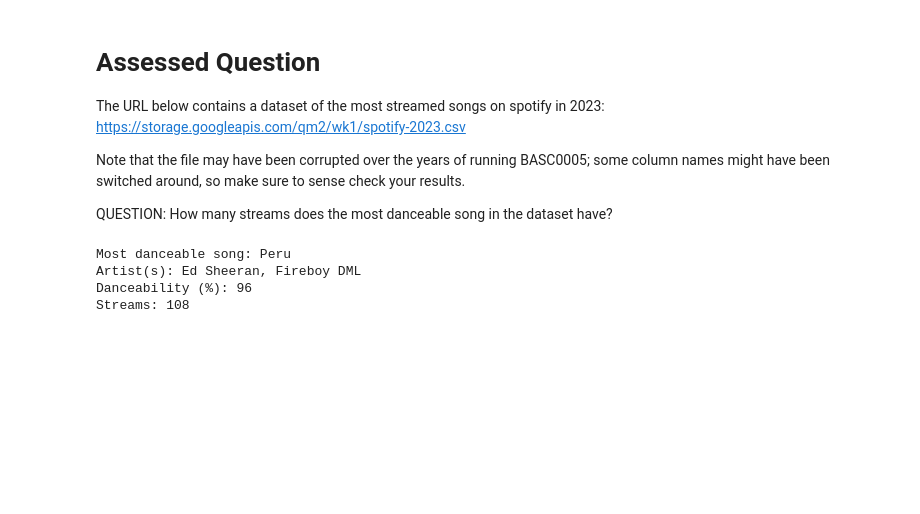
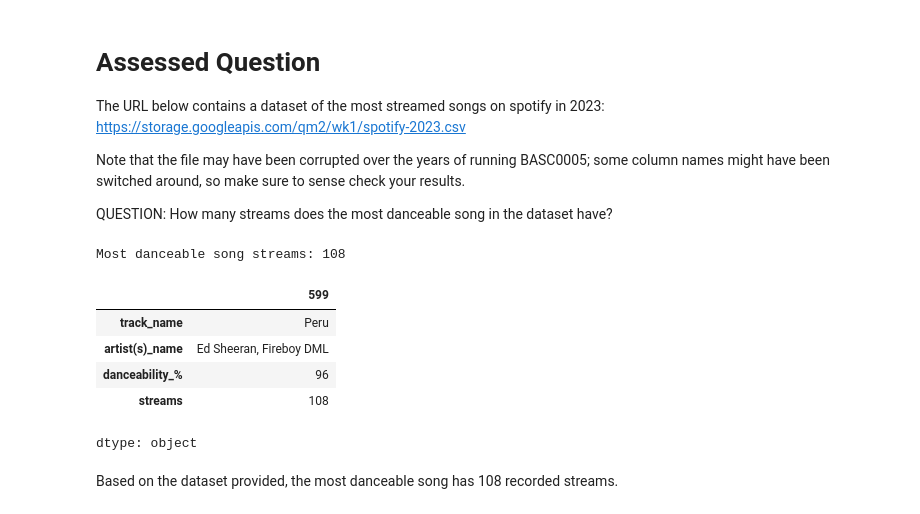
Before and after one commit to Wendy-915/QM2, a Jupyter notebook: notebooks/W01. Python Recap.ipynb, the cells around one changed output. Drawn from its saved outputs; the diff is of its cells as text; code cells hidden in the pictures; blank space fills up the shorter version.

```diff
--- a/notebooks/W01. Python Recap.ipynb
+++ b/notebooks/W01. Python Recap.ipynb
@@ -242,25 +253,24 @@ https://storage.googleapis.com/qm2/wk1/spotify-2023.csv
 Note that the file may have been corrupted over the years of running BASC0005; some column names might have been switched around, so make sure to sense check your results.
 
 QUESTION: How many streams does the most danceable song in the dataset have?
-# %%
-import pandas as pd
-import numpy as np
-
-url = "https://storage.googleapis.com/qm2/wk1/spotify-2023.csv"
-df = pd.read_csv(url, encoding="utf-8", on_bad_lines="skip")
-
-required_columns = ["danceability_%", "streams", "track_name", "artist(s)_name"]
-if not all(col in df.columns for col in required_columns):
-    print("Columns in dataset:", df.columns.tolist())
-    raise ValueError("Missing required columns!")
-
-most_danceable = df.loc[df["danceability_%"].idxmax()]
-print("Most danceable song:", most_danceable["track_name"])
-print("Artist(s):", most_danceable["artist(s)_name"])
-print("Danceability (%):", most_danceable["danceability_%"])
-print("Streams:", most_danceable["streams"])
-# %% [output]
-Most danceable song: Peru
-Artist(s): Ed Sheeran, Fireboy DML
-Danceability (%): 96
-Streams: 108
+# %%
+import pandas as pd
+url = "https://storage.googleapis.com/qm2/wk1/spotify-2023.csv"
+df = pd.read_csv(url)
+
+df.head()
+df.columns
+most_danceable = df.sort_values(by="danceability_%", ascending=False).iloc[0]
+most_danceable
+print("Most danceable song streams:", most_danceable["streams"])
+most_danceable[["track_name", "artist(s)_name", "danceability_%", "streams"]]
+# %% [output]
+Most danceable song streams: 108
+|  | 599 |
+| track_name | Peru |
+| artist(s)_name | Ed Sheeran, Fireboy DML |
+| danceability_% | 96 |
+| streams | 108 |
+dtype: object
+# %% [markdown]
+Based on the dataset provided, the most danceable song has 108 recorded streams.
```
Also changed, not shown: parts of 7 cells of this notebook.
